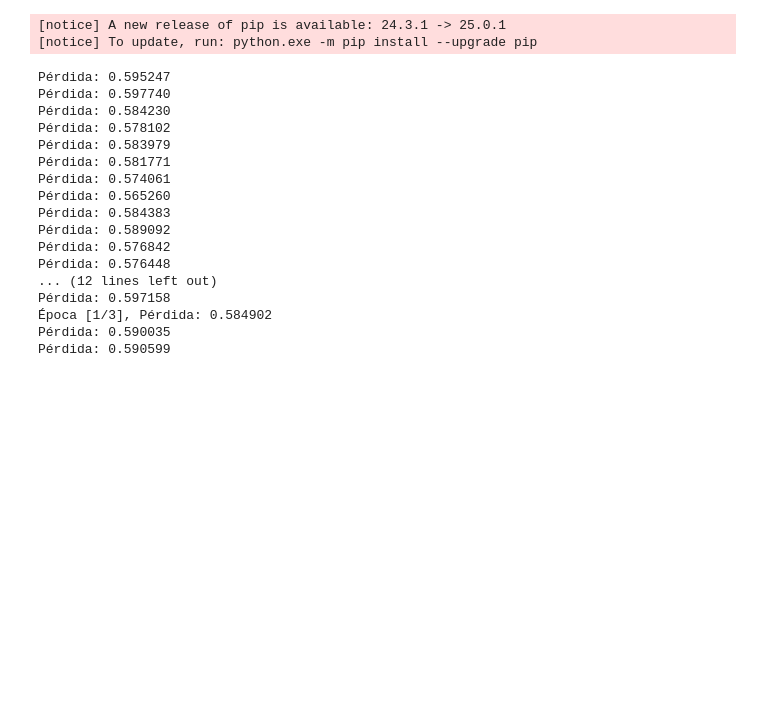
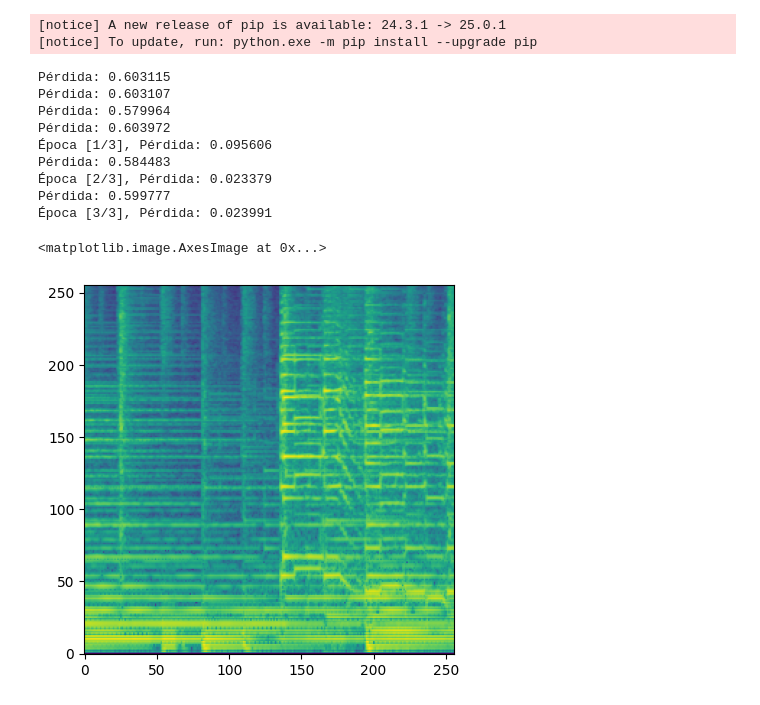
Before and after one commit to JosepPeiro/Perceptual-Metrics-VAE, a Jupyter notebook: NLPD Trying.ipynb, the cells around one changed output. Drawn from its saved outputs; the diff is of its cells as text; code cells hidden in the pictures; blank space fills up the shorter version.

```diff
--- a/NLPD Trying.ipynb
+++ b/NLPD Trying.ipynb
@@ -153,6 +153,8 @@ optimizer = optim.AdamW(ae.parameters(), lr=1e-3, weight_decay=1e-4)
 #summary(ae)
 # %%
 num_epochs = 3
+
+iter = 0
 
 for epoch in range(num_epochs):
     total_loss = 0
@@ -169,23 +171,29 @@ for epoch in range(num_epochs):
 
         total_loss += loss.item()
         print(f"Pérdida: {loss.item():.6f}")
+
+        iter +=1
+        if iter > 3:
+            break
+
     avg_loss = total_loss / len(dataloader)
     print(f"Época [{epoch+1}/{num_epochs}], Pérdida: {avg_loss:.6f}")
 # %% [output]
-Pérdida: 0.595247
-Pérdida: 0.597740
-Pérdida: 0.584230
-Pérdida: 0.578102
-Pérdida: 0.583979
-Pérdida: 0.581771
-Pérdida: 0.574061
-Pérdida: 0.565260
-Pérdida: 0.584383
-Pérdida: 0.589092
-Pérdida: 0.576842
-Pérdida: 0.576448
-... (12 lines left out)
-Pérdida: 0.597158
-Época [1/3], Pérdida: 0.584902
-Pérdida: 0.590035
-Pérdida: 0.590599
+Pérdida: 0.603115
+Pérdida: 0.603107
+Pérdida: 0.579964
+Pérdida: 0.603972
+Época [1/3], Pérdida: 0.095606
+Pérdida: 0.584483
+Época [2/3], Pérdida: 0.023379
+Pérdida: 0.599777
+Época [3/3], Pérdida: 0.023991
+# %%
+import matplotlib.pyplot as plt
+from LoadingDefault import LoadAudios
+
+XX, _= LoadAudios(limit = 5)
+plt.imshow(XX[3],origin='lower')
+# %% [output]
+<matplotlib.image.AxesImage at 0x...>
+[figure, added]
```
Also changed, not shown: parts of 6 cells of this notebook, 6 other files.
